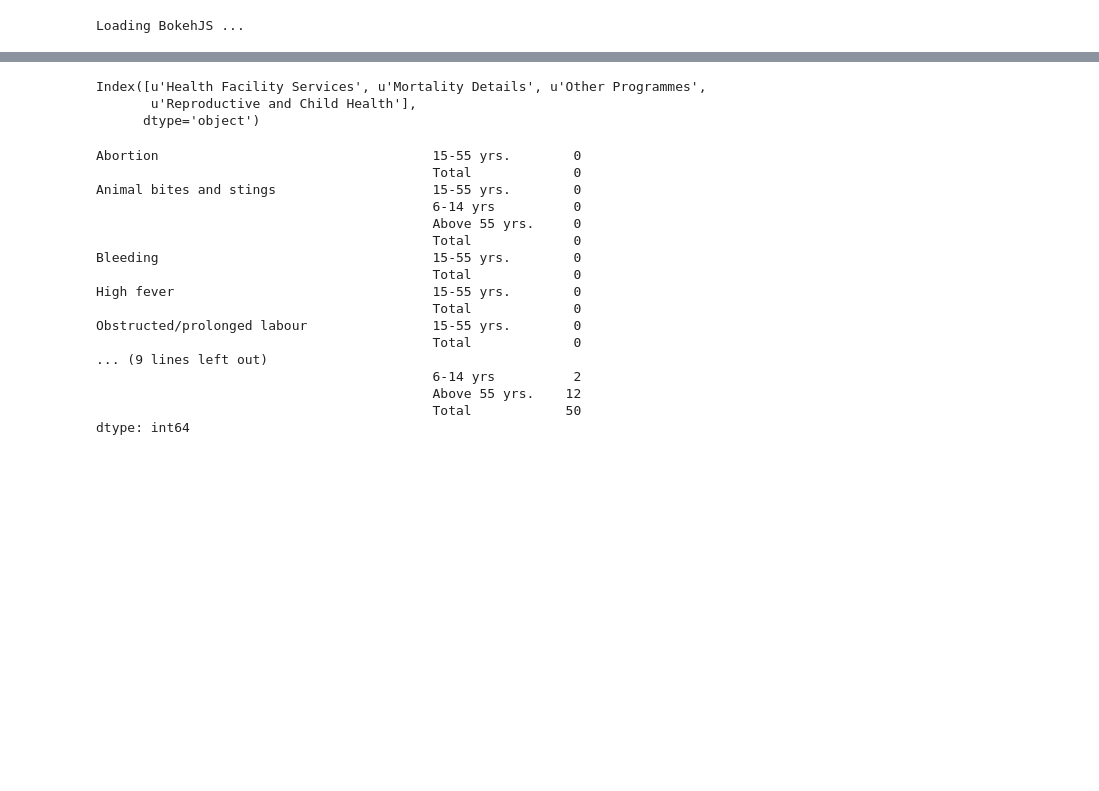
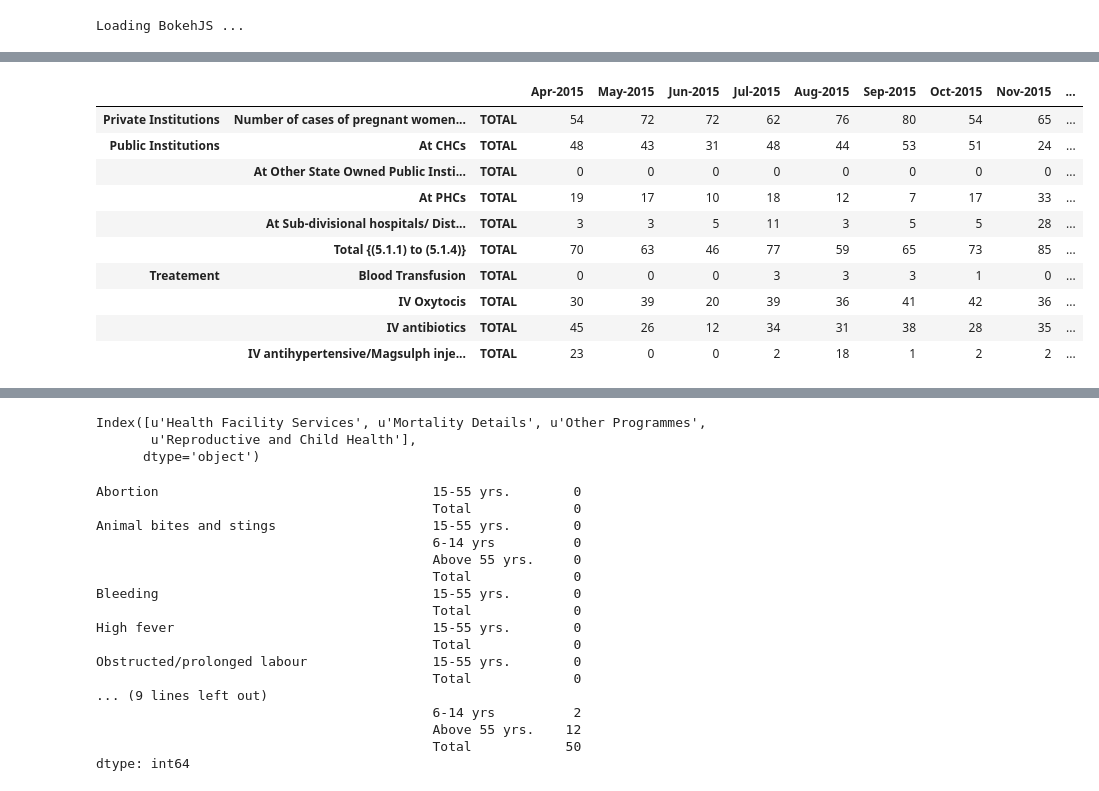
Before and after one commit to alokkshukla/SocialCops, a Jupyter notebook: NRHM/Maharashtra/Nagpur/2015-16/Scripts/Visualization/Visualization.ipynb, the cells around one changed output, grey strips where cells are left out. Cells and saved outputs as stored; diff of their text form; code cells hidden in the pictures; blank space fills up the shorter version.

```diff
--- a/NRHM/Maharashtra/Nagpur/2015-16/Scripts/Visualization/Visualization.ipynb
+++ b/NRHM/Maharashtra/Nagpur/2015-16/Scripts/Visualization/Visualization.ipynb
@@ -9,0 +194,14 @@ Loading BokehJS ...
+# %%
+metrices[3].loc['Complicated Pregnancies']
+# %% [output]
+|  |  |  | Apr-2015 | May-2015 | Jun-2015 | Jul-2015 | Aug-2015 | Sep-2015 | Oct-2015 | Nov-2015 | ... |
+| Private Institutions | Number of cases of pregnant women... | TOTAL | 54 | 72 | 72 | 62 | 76 | 80 | 54 | 65 | ... |
+| Public Institutions | At CHCs | TOTAL | 48 | 43 | 31 | 48 | 44 | 53 | 51 | 24 | ... |
+|  | At Other State Owned Public Insti... | TOTAL | 0 | 0 | 0 | 0 | 0 | 0 | 0 | 0 | ... |
+|  | At PHCs | TOTAL | 19 | 17 | 10 | 18 | 12 | 7 | 17 | 33 | ... |
+|  | At Sub-divisional hospitals/ Dist... | TOTAL | 3 | 3 | 5 | 11 | 3 | 5 | 5 | 28 | ... |
+|  | Total {(5.1.1) to (5.1.4)} | TOTAL | 70 | 63 | 46 | 77 | 59 | 65 | 73 | 85 | ... |
+| Treatement | Blood Transfusion | TOTAL | 0 | 0 | 0 | 3 | 3 | 3 | 1 | 0 | ... |
+|  | IV Oxytocis | TOTAL | 30 | 39 | 20 | 39 | 36 | 41 | 42 | 36 | ... |
+|  | IV antibiotics | TOTAL | 45 | 26 | 12 | 34 | 31 | 38 | 28 | 35 | ... |
+|  | IV antihypertensive/Magsulph inje... | TOTAL | 23 | 0 | 0 | 2 | 18 | 1 | 2 | 2 | ... |
```
Also changed, not shown: parts of 24 cells of this notebook, 1 other file.
